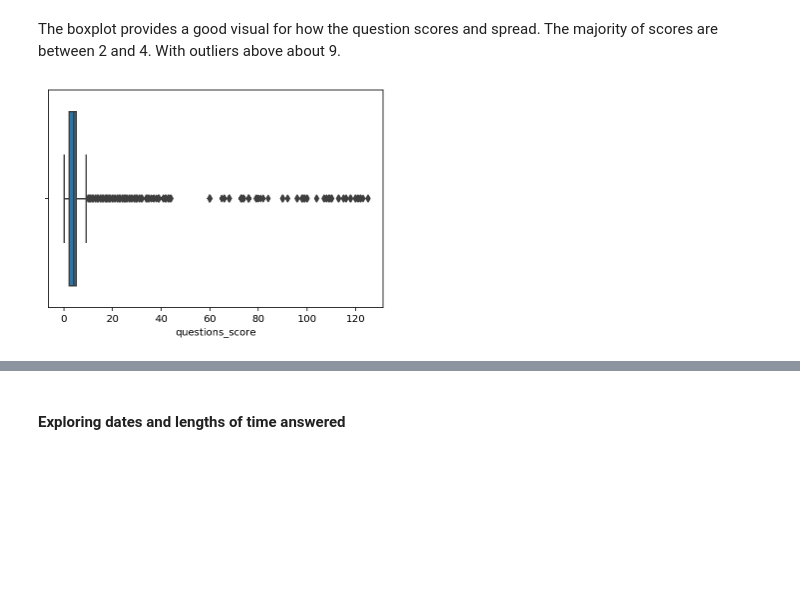
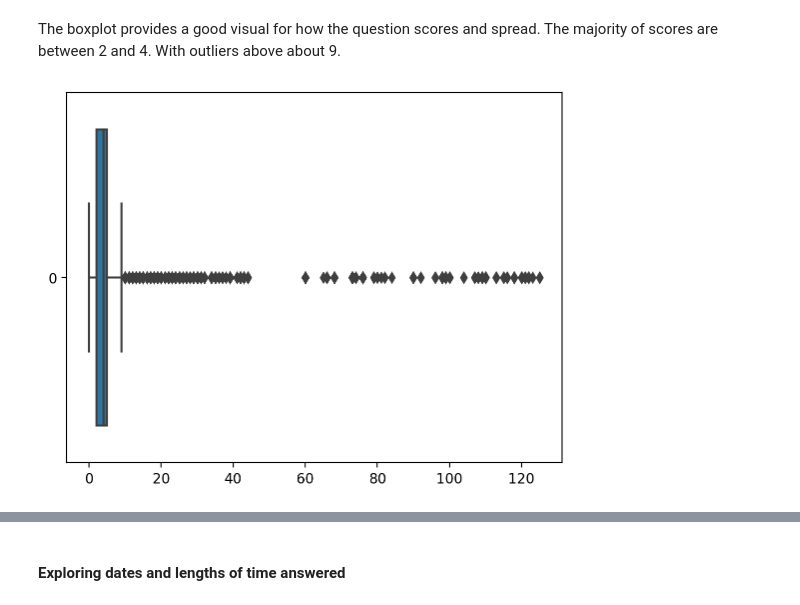
Before and after one commit to reneemarama/career_village, a Jupyter notebook: 3b_General_EDA.ipynb, the cells around one changed output, grey strips where cells are left out. Saved outputs shown, nothing was run; the diff lists cells and outputs as text; code cells hidden in the pictures; blank space fills up the shorter version.

```diff
--- a/3b_General_EDA.ipynb
+++ b/3b_General_EDA.ipynb
@@ -387,7 +441,7 @@ Name: questions_score, dtype: float64
 # %% [markdown]
 The boxplot provides a good visual for how the question scores and spread. The majority of scores are between 2 and 4. With outliers above about 9.
 # %%
-sns.boxplot(data['questions_score']);
+sns.boxplot(data['questions_score'], orient='h');
 # %% [output]
-[figure, old version]
+[figure, new version]
 # %% [markdown]
```
Also changed, not shown: parts of 37 cells of this notebook.
